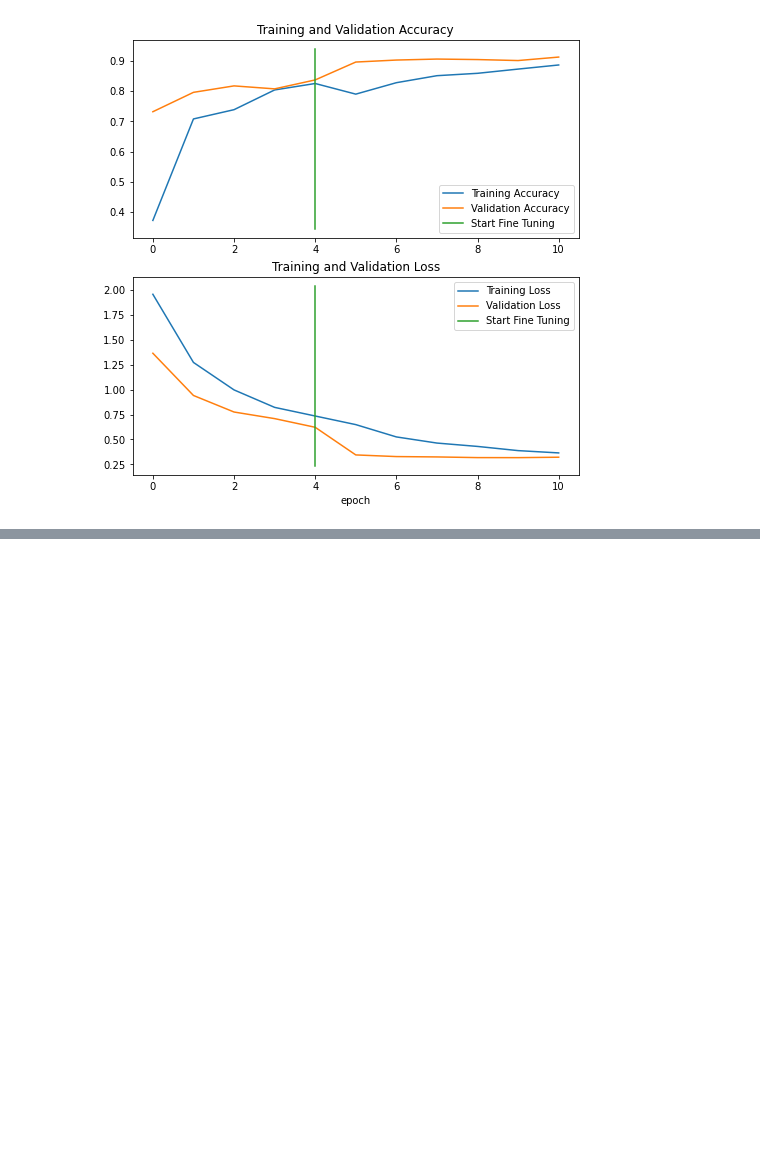
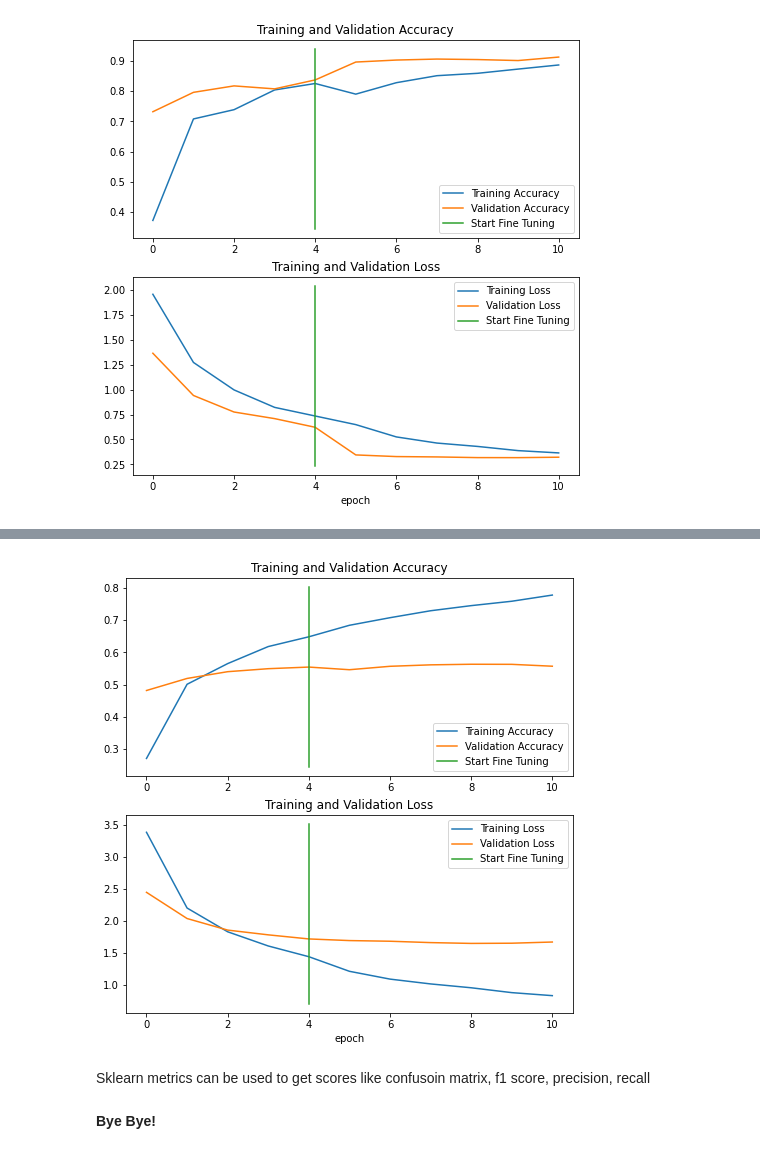
Before and after one commit to bimarshak7/learnTensorFlow, a Jupyter notebook: TransferLearning.ipynb, the cells around one changed output, grey strips where cells are left out. Drawn from its saved outputs; the diff is of its cells as text; code cells hidden in the pictures; blank space fills up the shorter version.

```diff
--- a/TransferLearning.ipynb
+++ b/TransferLearning.ipynb
@@ -966,0 +1095,14 @@ compare_historys(original_history=history_10_percent_data_aug,
+# %%
+# Recompile model with lower learning rate
+model.compile(loss='categorical_crossentropy',
+              optimizer=tf.keras.optimizers.Adam(1e-4), # 10x lower learning rate than default
+              metrics=['accuracy'])
+# %%
+# Fine-tune for 5 more epochs
+fine_tune_epochs = 10 # model has already done 5 epochs, this is the total number of epochs we're after (5+5=10)
+
+history_all_classes_10_percent_fine_tune = model.fit(train_data_all_10_percent,
+                                                     epochs=fine_tune_epochs,
+                                                     validation_data=test_data,
+                                                     validation_steps=int(0.15 * len(test_data)), # validate on 15% of the test data
+                                                     initial_epoch=history_all_classes_10_percent.epoch[-1]) # start from previous last epoch
@@ -966,0 +1122,10 @@ compare_historys(original_history=history_10_percent_data_aug,
+# %%
+compare_historys(original_history=history_all_classes_10_percent,
+                 new_history=history_all_classes_10_percent_fine_tune,
+                 initial_epochs=5)
+# %% [output]
+[figure, added]
+# %% [markdown]
+Sklearn metrics can be used to get scores like confusoin matrix, f1 score, precision, recall
+# %% [markdown]
+**Bye Bye!**
```
Also changed, not shown: parts of 15 cells of this notebook.
